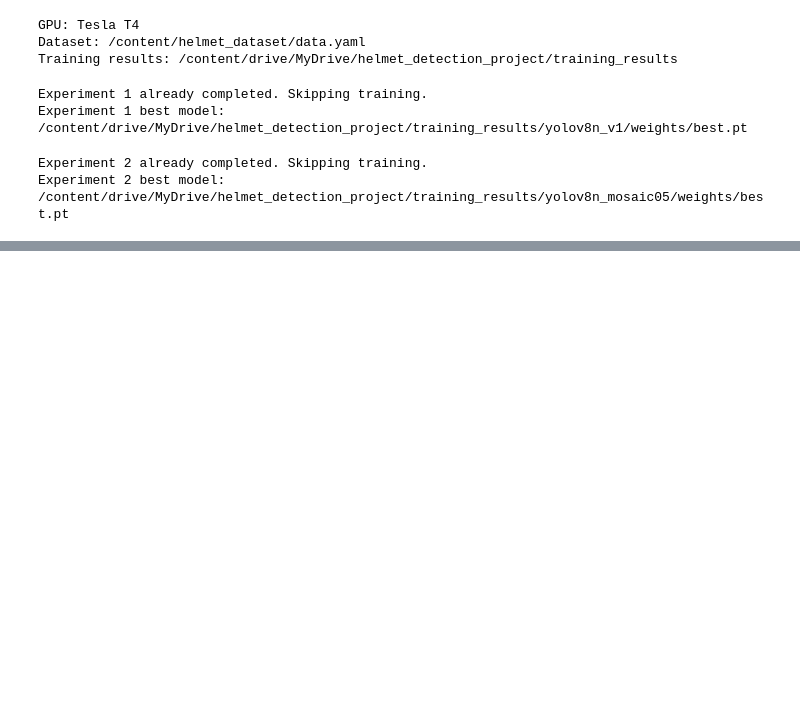
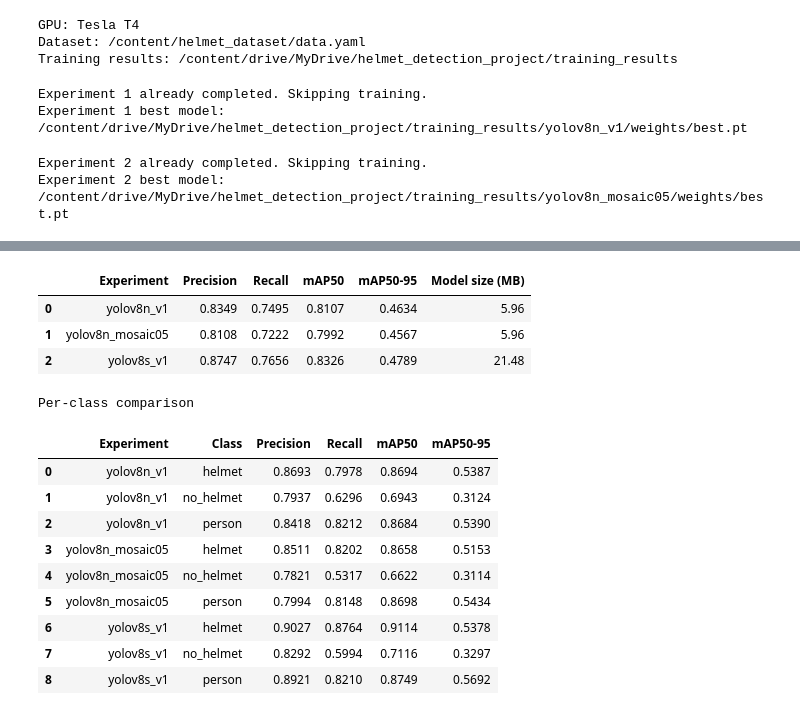
Before and after one commit to faizanarif2/worker-safety-helmet-detection, a Jupyter notebook: training.ipynb, the cells around one changed output, grey strips where cells are left out. Saved outputs shown, nothing was run; the diff lists cells and outputs as text; code cells hidden in the pictures; blank space fills up the shorter version.

```diff
--- a/training.ipynb
+++ b/training.ipynb
@@ -367,0 +385,61 @@ Experiment 3 best model: /content/drive/MyDrive/helmet_detection_project/trainin
+# %%
+validation_results = []
+class_results = []
+
+for name, path in model_paths.items():
+    print("Evaluating:", name)
+
+    model = YOLO(str(path))
+
+    metrics = model.val(
+        data=str(data_yaml),
+        split="val",
+        imgsz=640,
+        batch=8,
+        device=device,
+        plots=True,
+        project=str(runs_dir / "validation_comparison"),
+        name=name,
+        exist_ok=True
+    )
+
+    validation_results.append({
+        "Experiment": name,
+        "Precision": metrics.box.mp,
+        "Recall": metrics.box.mr,
+        "mAP50": metrics.box.map50,
+        "mAP50-95": metrics.box.map,
+        "Model size (MB)": round(path.stat().st_size / (1024 ** 2), 2)
+    })
+
+    for i, class_id in enumerate(metrics.box.ap_class_index):
+        precision, recall, ap50, ap = metrics.box.class_result(i)
+
+        class_results.append({
+            "Experiment": name,
+            "Class": model.names[int(class_id)],
+            "Precision": precision,
+            "Recall": recall,
+            "mAP50": ap50,
+            "mAP50-95": ap
+        })
+
+validation_df = pd.DataFrame(validation_results)
+class_df = pd.DataFrame(class_results)
+
+print("Overall comparison")
+display(validation_df.round(4))
+
+print("Per-class comparison")
+display(class_df.round(4))
+
+validation_df.to_csv(
+    runs_dir / "experiment_comparison.csv",
+    index=False
+)
+
+class_df.to_csv(
+    runs_dir / "per_class_comparison.csv",
+    index=False
+)
+# %% [output]
@@ -367,0 +463,15 @@ Experiment 3 best model: /content/drive/MyDrive/helmet_detection_project/trainin
+|  | Experiment | Precision | Recall | mAP50 | mAP50-95 | Model size (MB) |
+| 0 | yolov8n_v1 | 0.8349 | 0.7495 | 0.8107 | 0.4634 | 5.96 |
+| 1 | yolov8n_mosaic05 | 0.8108 | 0.7222 | 0.7992 | 0.4567 | 5.96 |
+| 2 | yolov8s_v1 | 0.8747 | 0.7656 | 0.8326 | 0.4789 | 21.48 |
+Per-class comparison
+|  | Experiment | Class | Precision | Recall | mAP50 | mAP50-95 |
+| 0 | yolov8n_v1 | helmet | 0.8693 | 0.7978 | 0.8694 | 0.5387 |
+| 1 | yolov8n_v1 | no_helmet | 0.7937 | 0.6296 | 0.6943 | 0.3124 |
+| 2 | yolov8n_v1 | person | 0.8418 | 0.8212 | 0.8684 | 0.5390 |
+| 3 | yolov8n_mosaic05 | helmet | 0.8511 | 0.8202 | 0.8658 | 0.5153 |
+| 4 | yolov8n_mosaic05 | no_helmet | 0.7821 | 0.5317 | 0.6622 | 0.3114 |
+| 5 | yolov8n_mosaic05 | person | 0.7994 | 0.8148 | 0.8698 | 0.5434 |
+| 6 | yolov8s_v1 | helmet | 0.9027 | 0.8764 | 0.9114 | 0.5378 |
+| 7 | yolov8s_v1 | no_helmet | 0.8292 | 0.5994 | 0.7116 | 0.3297 |
+| 8 | yolov8s_v1 | person | 0.8921 | 0.8210 | 0.8749 | 0.5692 |
```
Also changed, not shown: parts of 6 cells of this notebook.
